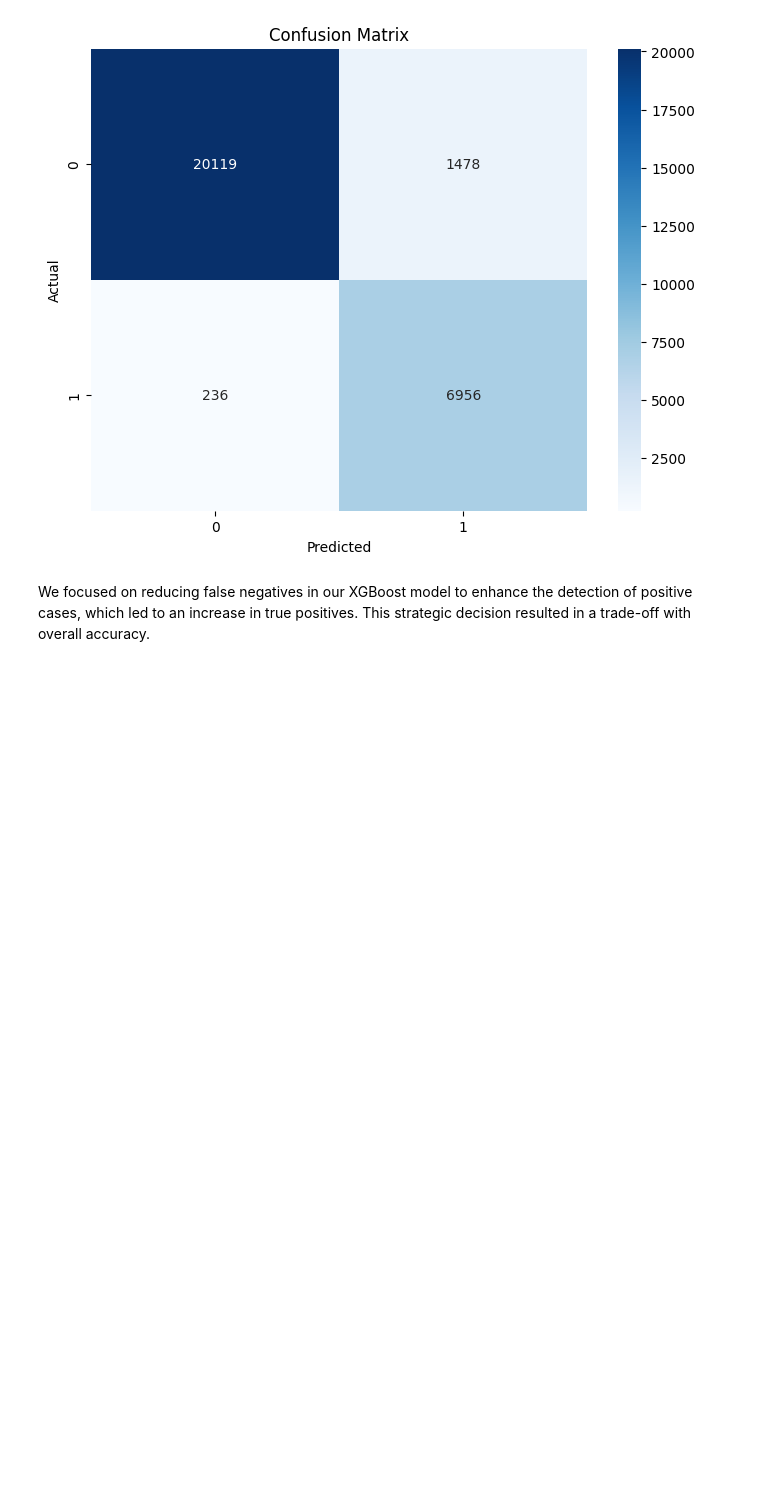
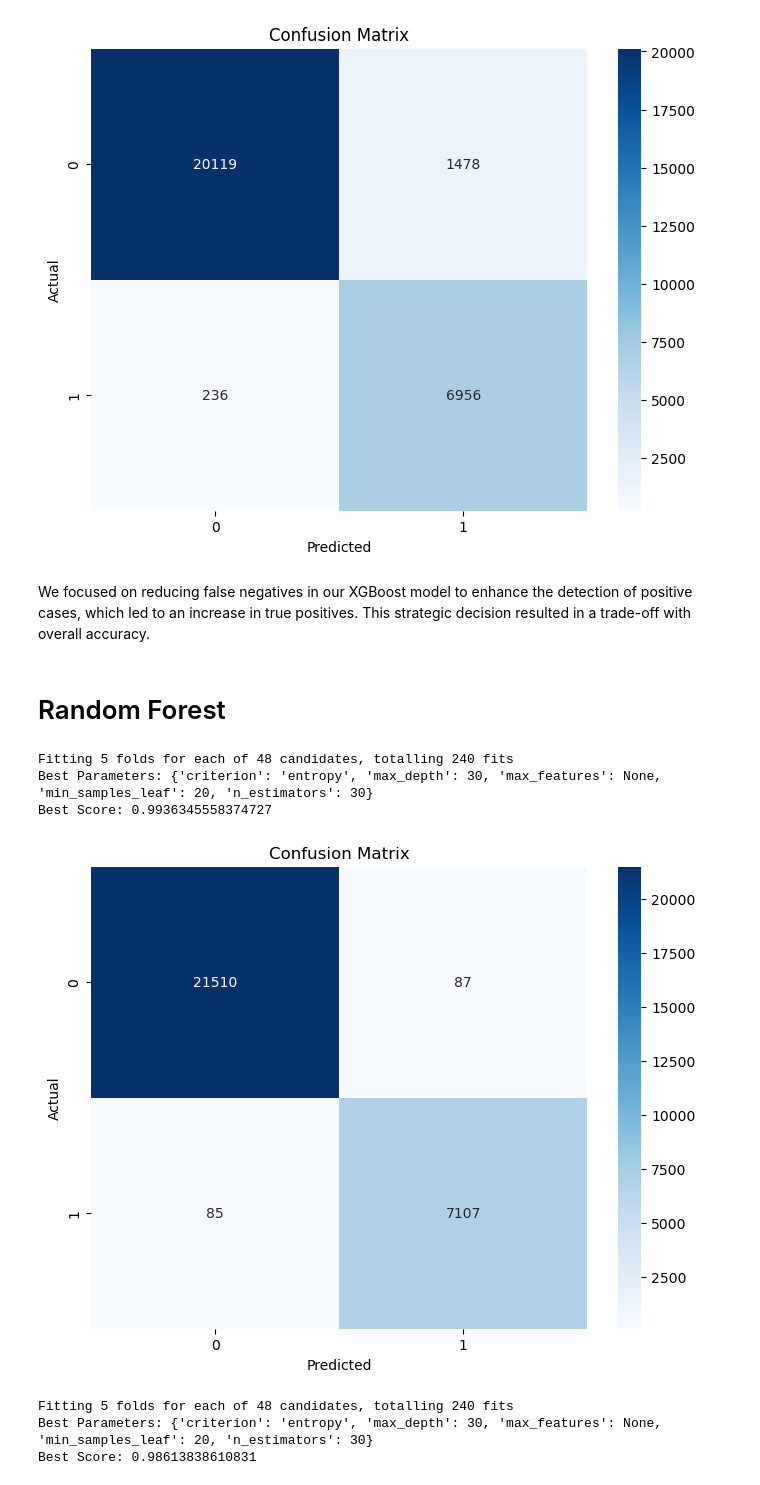
Before and after one commit to BartlomiejGaw/Loan_Default_Prediction, a Jupyter notebook: Loan_Default_Prediction.ipynb, the cells around one changed output. Saved outputs shown, nothing was run; the diff lists cells and outputs as text; code cells hidden in the pictures; blank space fills up the shorter version.

Commit message:
Trained Random Forest Classifier

```diff
--- a/Loan_Default_Prediction.ipynb
+++ b/Loan_Default_Prediction.ipynb
@@ -278,9 +253,9 @@ plt.show()
 [figure]
 # %%
 param_grid_xgb_rec = {
-              'max_depth': [15, 20],
+              'max_depth': [10, 15, 20],
               'learning_rate': [0.01, 0.05, 0.1],
-              'min_child_weight': [1, 3, 5, 7],
+              'min_child_weight': [1, 3, 5, 7, 9],
               'scale_pos_weight': [3, 5, 7] }
 
 
@@ -307,3 +282,46 @@ plt.show()
 [figure]
 # %% [markdown]
 We focused on reducing false negatives in our XGBoost model to enhance the detection of positive cases, which led to an increase in true positives. This strategic decision resulted in a trade-off with overall accuracy.
+# %% [markdown]
+# Random Forest
+# %%
+param_grid_rfc = {
+    'n_estimators': [30],
+    'max_features': [None, 'sqrt'],
+    'max_depth': [20, 30, 40, None],
+    'min_samples_leaf': [20, 30, 40],
+    'criterion': ['gini', 'entropy']
+}
+
+rfc = RandomForestClassifier(random_state=42, n_jobs=-1)
+grid_search_rfc = GridSearchCV(estimator=rfc, param_grid=param_grid_rfc ,cv=5, n_jobs=-1, verbose=2)
+grid_search_rfc.fit(X_train, y_train)
+
+print("Best Parameters:", grid_search_rfc.best_params_)
+print("Best Score:", grid_search_rfc.best_score_)
+# %% [output]
+Fitting 5 folds for each of 48 candidates, totalling 240 fits
+Best Parameters: {'criterion': 'entropy', 'max_depth': 30, 'max_features': None, 'min_samples_leaf': 20, 'n_estimators': 30}
+Best Score: 0.9936345558374727
+# %%
+y_rfc_pred = grid_search_rfc.best_estimator_.predict(X_test)
+cm_rfc = confusion_matrix(y_test,y_rfc_pred)
+
+plt.figure(figsize=(8, 6))
+sns.heatmap(cm_rfc, annot=True, fmt='d', cmap='Blues')
+plt.ylabel('Actual')
+plt.xlabel('Predicted')
+plt.title('Confusion Matrix')
+plt.show()
+# %% [output]
+[figure, added]
+# %%
+grid_search_rfc_rec = GridSearchCV(estimator=rfc, param_grid=param_grid_rfc ,cv=5, n_jobs=-1, verbose=2, scoring = 'recall')
+grid_search_rfc_rec.fit(X_train, y_train)
+
+print("Best Parameters:", grid_search_rfc_rec.best_params_)
+print("Best Score:", grid_search_rfc_rec.best_score_)
+# %% [output]
+Fitting 5 folds for each of 48 candidates, totalling 240 fits
+Best Parameters: {'criterion': 'entropy', 'max_depth': 30, 'max_features': None, 'min_samples_leaf': 20, 'n_estimators': 30}
+Best Score: 0.98613838610831
```
Also changed, not shown: parts of 12 cells of this notebook.
